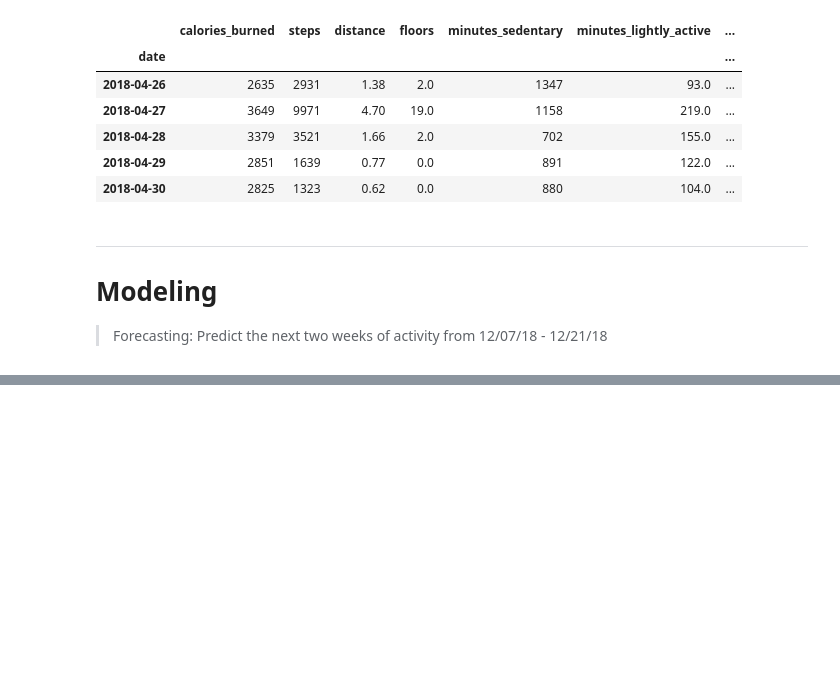
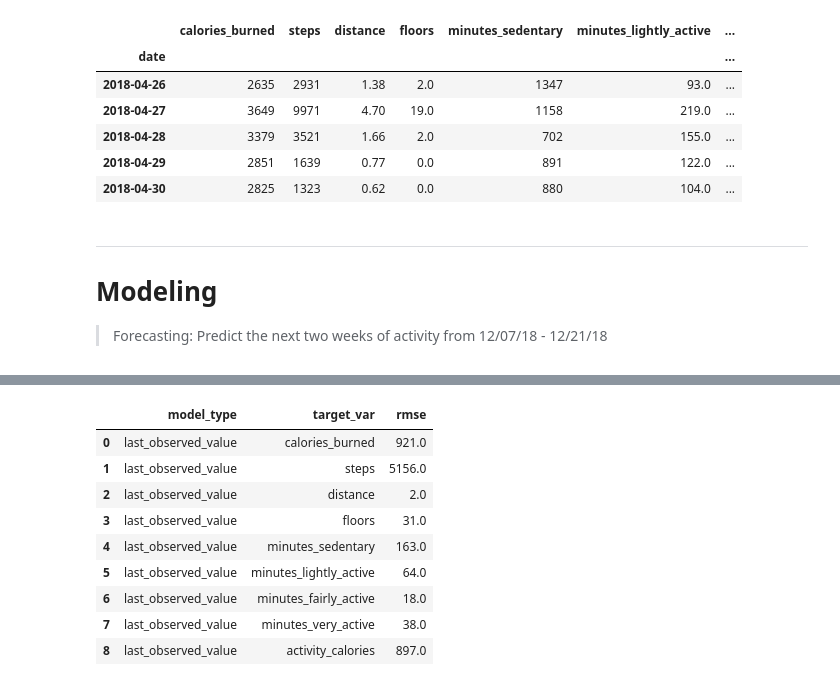
Before and after one commit to Brandon-Martinez27/fitbit_time_series_forecasting, a Jupyter notebook: model.ipynb, the cells around one changed output, grey strips where cells are left out. Saved outputs shown, nothing was run; the diff lists cells and outputs as text; code cells hidden in the pictures; blank space fills up the shorter version.

Commit message:
added first model, last observed value, and evaluated, added functions to model.py

```diff
--- a/model.ipynb
+++ b/model.ipynb
@@ -48,0 +123,17 @@ train, validate, test = split_fitbit(df)
+# %%
+for col in train.columns:
+    eval_df = append_eval_df(eval_df, validate, yhat_df, model_type = 'last_observed_value',
+                             target_var = col)
+# %%
+eval_df
+# %% [output]
+|  | model_type | target_var | rmse |
+| 0 | last_observed_value | calories_burned | 921.0 |
+| 1 | last_observed_value | steps | 5156.0 |
+| 2 | last_observed_value | distance | 2.0 |
+| 3 | last_observed_value | floors | 31.0 |
+| 4 | last_observed_value | minutes_sedentary | 163.0 |
+| 5 | last_observed_value | minutes_lightly_active | 64.0 |
+| 6 | last_observed_value | minutes_fairly_active | 18.0 |
+| 7 | last_observed_value | minutes_very_active | 38.0 |
+| 8 | last_observed_value | activity_calories | 897.0 |
```
Also changed, not shown: parts of 7 cells of this notebook, 1 other file.
